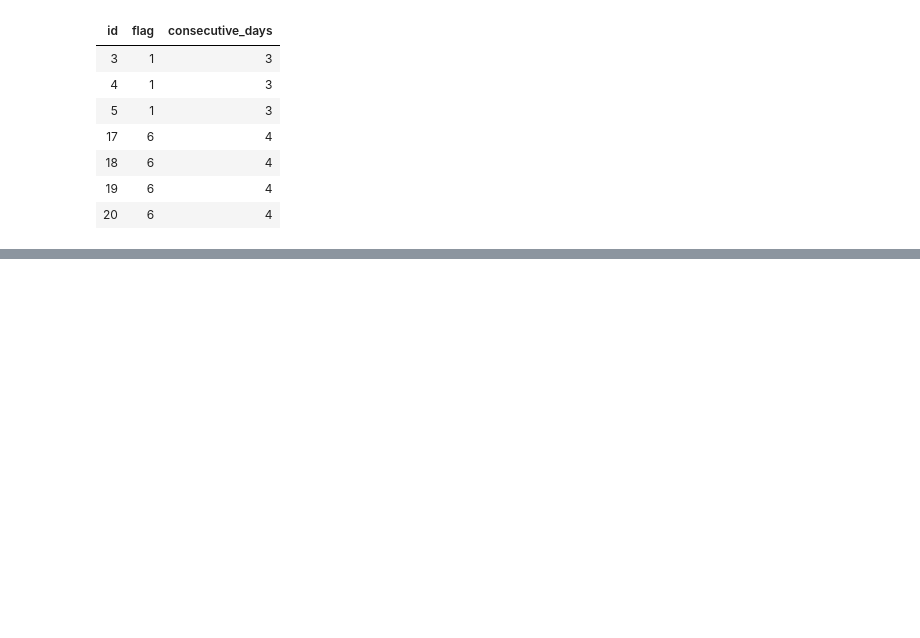
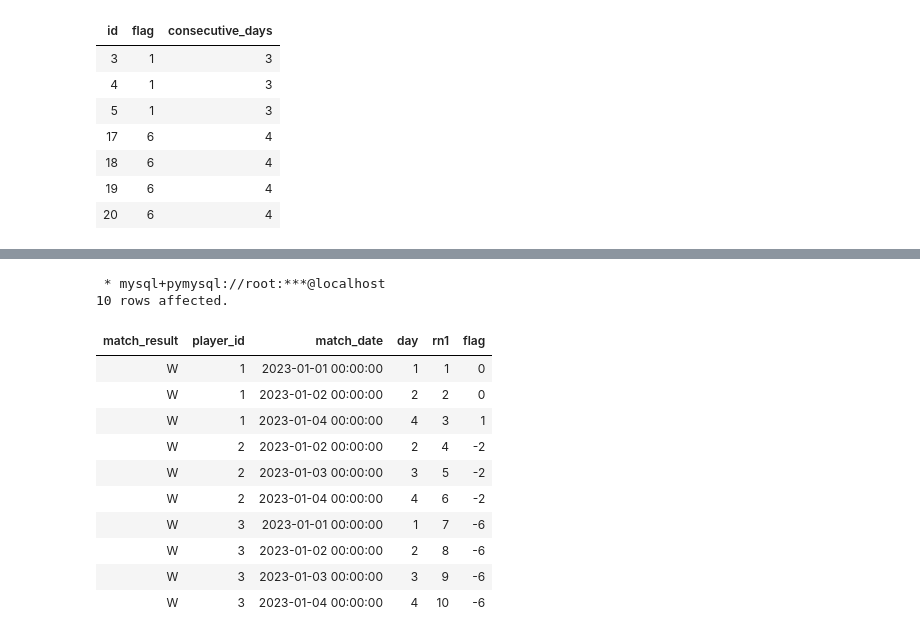
Before and after one commit to sanjaybaskaran1/jupyter-sql, a Jupyter notebook: CONSECUTIVE NUMBER BASED INTERVIEW QUESTIONS.ipynb, the cells around one changed output, grey strips where cells are left out. Cells and saved outputs as stored; diff of their text form; code cells hidden in the pictures; blank space fills up the shorter version.

```diff
--- a/CONSECUTIVE NUMBER BASED INTERVIEW QUESTIONS.ipynb
+++ b/CONSECUTIVE NUMBER BASED INTERVIEW QUESTIONS.ipynb
@@ -634,0 +699,26 @@ where consecutive_days >=3;
+# %%
+%%sql
+with cte as
+(
+select match_result, player_id, match_date,
+cast(day(match_date) as signed) as "day",
+cast(row_number() over(order by match_result asc) as signed) as "rn1"
+from players_results
+where match_result = 'W'
+)
+select *, (day-rn1) as "flag"
+from cte;
+# %% [output]
+ * mysql+pymysql://root:***@localhost
+10 rows affected.
+| match_result | player_id | match_date | day | rn1 | flag |
+| W | 1 | 2023-01-01 00:00:00 | 1 | 1 | 0 |
+| W | 1 | 2023-01-02 00:00:00 | 2 | 2 | 0 |
+| W | 1 | 2023-01-04 00:00:00 | 4 | 3 | 1 |
+| W | 2 | 2023-01-02 00:00:00 | 2 | 4 | -2 |
+| W | 2 | 2023-01-03 00:00:00 | 3 | 5 | -2 |
+| W | 2 | 2023-01-04 00:00:00 | 4 | 6 | -2 |
+| W | 3 | 2023-01-01 00:00:00 | 1 | 7 | -6 |
+| W | 3 | 2023-01-02 00:00:00 | 2 | 8 | -6 |
+| W | 3 | 2023-01-03 00:00:00 | 3 | 9 | -6 |
+| W | 3 | 2023-01-04 00:00:00 | 4 | 10 | -6 |
```
Also changed, not shown: parts of 9 cells of this notebook, 1 other file.
